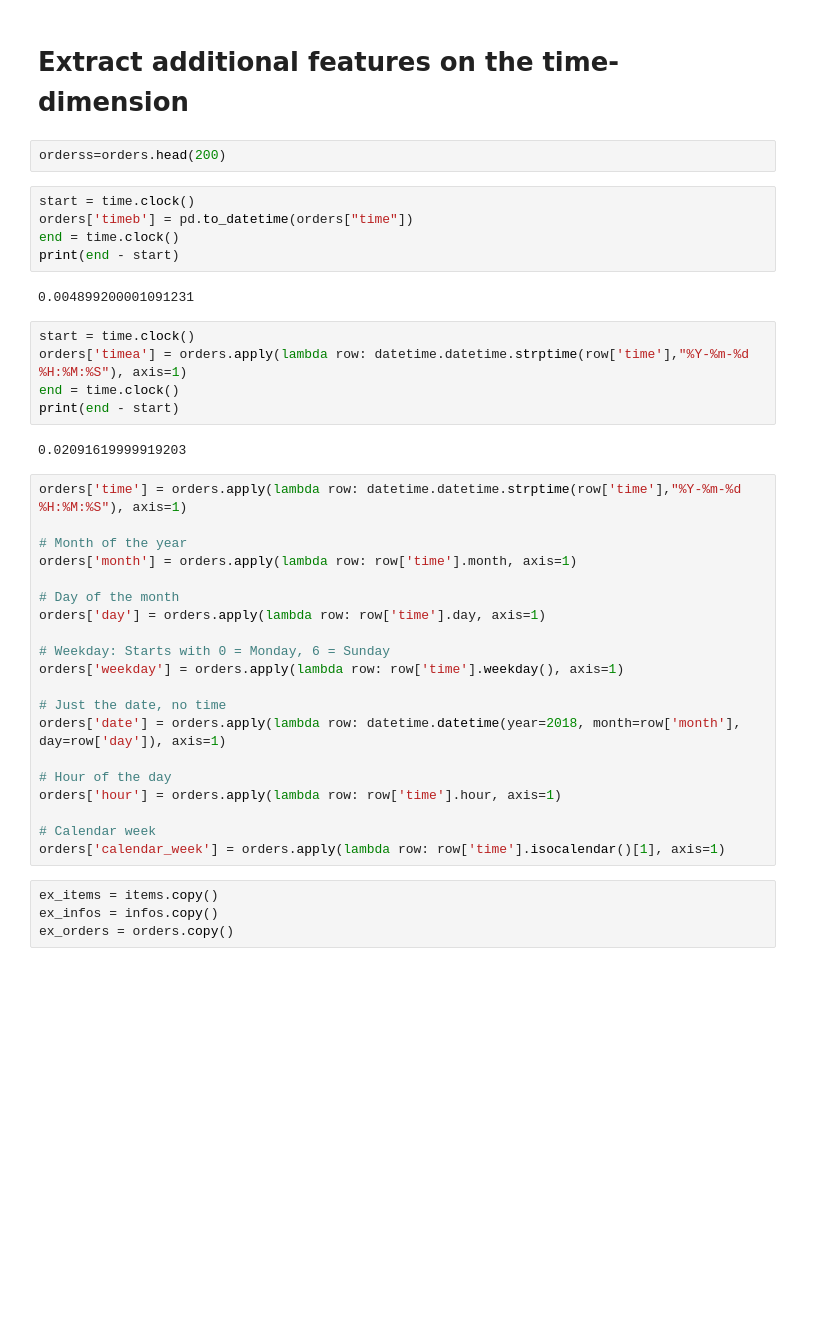
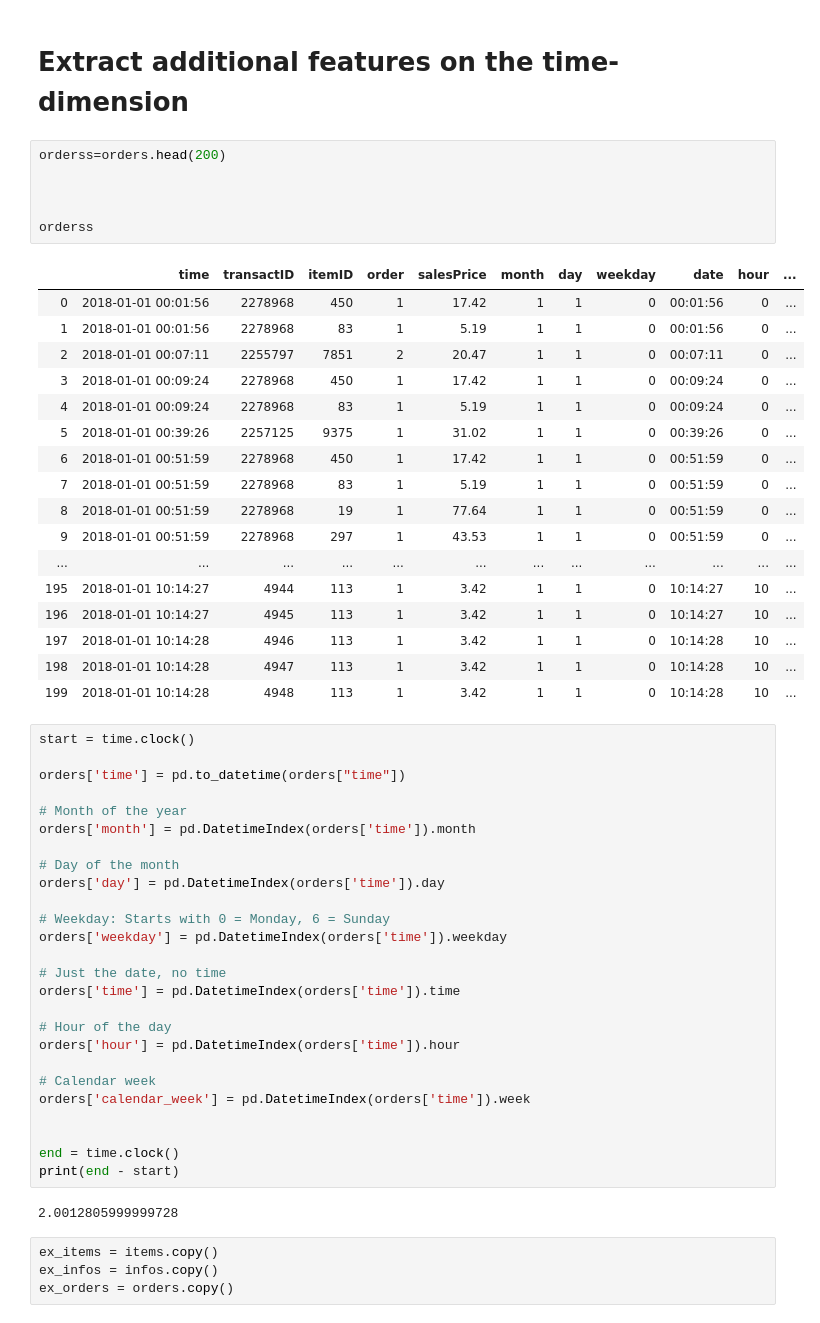
Before and after one commit to janapfeffer/DMC20_abraca-data, a Jupyter notebook: features/feature-generation2.ipynb, the cells around one changed output. Drawn from its saved outputs; the diff is of its cells as text; blank space fills up the shorter version.

```diff
--- a/features/feature-generation2.ipynb
+++ b/features/feature-generation2.ipynb
@@ -26,40 +26,56 @@ orders = pd.read_csv('{}orders0206_train.csv'.format(data_path), sep='|')
 # Extract additional features on the time-dimension
 # %%
 orderss=orders.head(200)
+
+
+
+orderss
+# %% [output]
+|  | time | transactID | itemID | order | salesPrice | month | day | weekday | date | hour | ... |
+| 0 | 2018-01-01 00:01:56 | 2278968 | 450 | 1 | 17.42 | 1 | 1 | 0 | 00:01:56 | 0 | ... |
+| 1 | 2018-01-01 00:01:56 | 2278968 | 83 | 1 | 5.19 | 1 | 1 | 0 | 00:01:56 | 0 | ... |
+| 2 | 2018-01-01 00:07:11 | 2255797 | 7851 | 2 | 20.47 | 1 | 1 | 0 | 00:07:11 | 0 | ... |
+| 3 | 2018-01-01 00:09:24 | 2278968 | 450 | 1 | 17.42 | 1 | 1 | 0 | 00:09:24 | 0 | ... |
+| 4 | 2018-01-01 00:09:24 | 2278968 | 83 | 1 | 5.19 | 1 | 1 | 0 | 00:09:24 | 0 | ... |
+| 5 | 2018-01-01 00:39:26 | 2257125 | 9375 | 1 | 31.02 | 1 | 1 | 0 | 00:39:26 | 0 | ... |
+| 6 | 2018-01-01 00:51:59 | 2278968 | 450 | 1 | 17.42 | 1 | 1 | 0 | 00:51:59 | 0 | ... |
+| 7 | 2018-01-01 00:51:59 | 2278968 | 83 | 1 | 5.19 | 1 | 1 | 0 | 00:51:59 | 0 | ... |
+| 8 | 2018-01-01 00:51:59 | 2278968 | 19 | 1 | 77.64 | 1 | 1 | 0 | 00:51:59 | 0 | ... |
+| 9 | 2018-01-01 00:51:59 | 2278968 | 297 | 1 | 43.53 | 1 | 1 | 0 | 00:51:59 | 0 | ... |
+| ... | ... | ... | ... | ... | ... | ... | ... | ... | ... | ... | ... |
+| 195 | 2018-01-01 10:14:27 | 4944 | 113 | 1 | 3.42 | 1 | 1 | 0 | 10:14:27 | 10 | ... |
+| 196 | 2018-01-01 10:14:27 | 4945 | 113 | 1 | 3.42 | 1 | 1 | 0 | 10:14:27 | 10 | ... |
+| 197 | 2018-01-01 10:14:28 | 4946 | 113 | 1 | 3.42 | 1 | 1 | 0 | 10:14:28 | 10 | ... |
+| 198 | 2018-01-01 10:14:28 | 4947 | 113 | 1 | 3.42 | 1 | 1 | 0 | 10:14:28 | 10 | ... |
+| 199 | 2018-01-01 10:14:28 | 4948 | 113 | 1 | 3.42 | 1 | 1 | 0 | 10:14:28 | 10 | ... |
-# %%
-start = time.clock()
-orders['timeb'] = pd.to_datetime(orders["time"])
-end = time.clock()
-print(end - start)
-# %% [output]
-0.004899200001091231
-# %%
-start = time.clock()
-orders['timea'] = orders.apply(lambda row: datetime.datetime.strptime(row['time'],"%Y-%m-%d %H:%M:%S"), axis=1)
-end = time.clock()
-print(end - start)
-# %% [output]
-0.02091619999919203
 # %%
-orders['time'] = orders.apply(lambda row: datetime.datetime.strptime(row['time'],"%Y-%m-%d %H:%M:%S"), axis=1)
+start = time.clock()
+
+orders['time'] = pd.to_datetime(orders["time"])
 
 # Month of the year
-orders['month'] = orders.apply(lambda row: row['time'].month, axis=1)
+orders['month'] = pd.DatetimeIndex(orders['time']).month
 
 # Day of the month
-orders['day'] = orders.apply(lambda row: row['time'].day, axis=1)
+orders['day'] = pd.DatetimeIndex(orders['time']).day
 
 # Weekday: Starts with 0 = Monday, 6 = Sunday
-orders['weekday'] = orders.apply(lambda row: row['time'].weekday(), axis=1)
+orders['weekday'] = pd.DatetimeIndex(orders['time']).weekday
 
 # Just the date, no time
-orders['date'] = orders.apply(lambda row: datetime.datetime(year=2018, month=row['month'], day=row['day']), axis=1)
+orders['time'] = pd.DatetimeIndex(orders['time']).time
 
 # Hour of the day
-orders['hour'] = orders.apply(lambda row: row['time'].hour, axis=1)
+orders['hour'] = pd.DatetimeIndex(orders['time']).hour
 
 # Calendar week
-orders['calendar_week'] = orders.apply(lambda row: row['time'].isocalendar()[1], axis=1)
+orders['calendar_week'] = pd.DatetimeIndex(orders['time']).week
+
+
+end = time.clock()
+print(end - start)
+# %% [output]
+2.0012805999999728
 # %%
 ex_items = items.copy()
 ex_infos = infos.copy()
```
Also changed, not shown: parts of 7 cells of this notebook.
